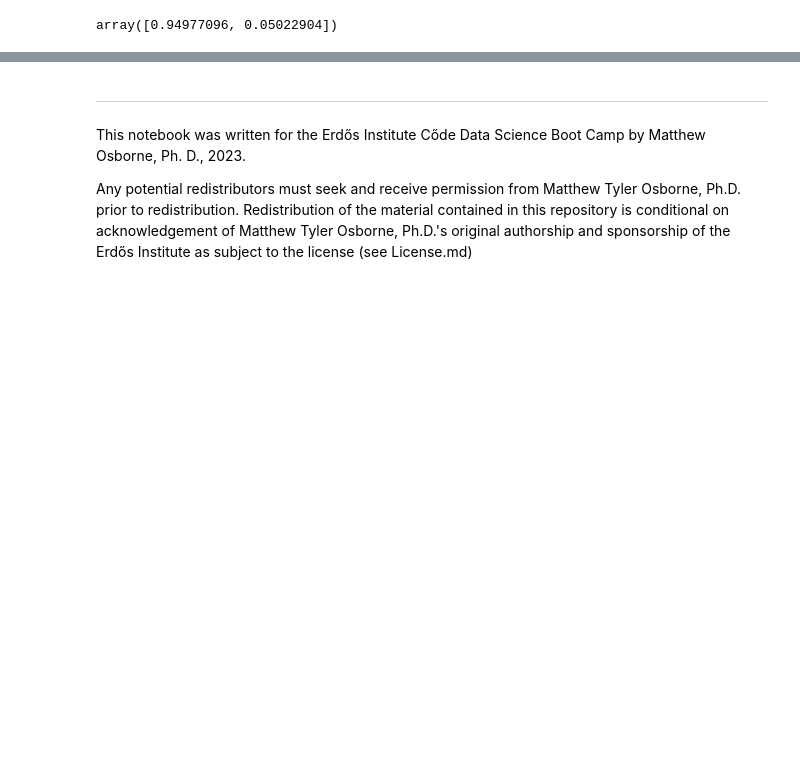
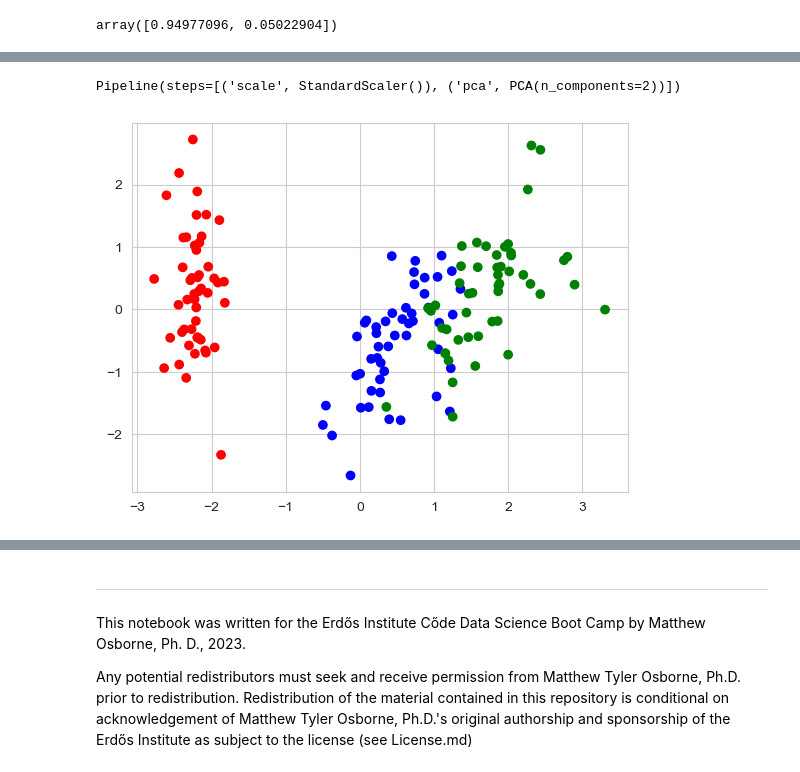
Before and after one commit to parabamoghv/Erdos_AU2024_copy, a Jupyter notebook: week_05_regression_III/lecture_5/2_Principal_Components_Analysis_Complete.ipynb, the cells around one changed output, grey strips where cells are left out. Saved outputs shown, nothing was run; the diff lists cells and outputs as text; code cells hidden in the pictures; blank space fills up the shorter version.

```diff
--- a/week_05_regression_III/lecture_5/2_Principal_Components_Analysis_Complete.ipynb
+++ b/week_05_regression_III/lecture_5/2_Principal_Components_Analysis_Complete.ipynb
@@ -483,11 +259,0 @@ fit = pca.transform(X_scaled)
-# %%
-set_style("whitegrid")
-
-plt.figure(figsize=(10,5))
-
-plt.scatter(fit[:,0], fit[:,1])
-
-plt.xlabel("First PCA Direction", fontsize=12)
-plt.ylabel("Second PCA Direction", fontsize=12)
-
-plt.show()
@@ -551,0 +268,3 @@ If this problem interested you, check out my blog post using this data :)
+# %%
+iris = pd.read_csv("../../data/iris.csv")
+iris.sample(10)
@@ -551,0 +283,15 @@ If this problem interested you, check out my blog post using this data :)
+# %%
+from sklearn.pipeline import Pipeline
+from sklearn.preprocessing import StandardScaler
+pipe = Pipeline([("scale", StandardScaler()), ("pca", PCA(n_components=2))])
+
+X = iris.iloc[:, [1,2,3,4]]
+pipe.fit(X)
+# %% [output]
+Pipeline(steps=[('scale', StandardScaler()), ('pca', PCA(n_components=2))])
+# %%
+colors = {'Iris-setosa':'r', 'Iris-virginica':'g', 'Iris-versicolor':'b'}
+plt.scatter(pipe.transform(X)[:,0], pipe.transform(X)[:,1], c = iris['Species'].map(colors))
+plt.show()
+# %% [output]
+[figure, added]
```
Also changed, not shown: parts of 46 cells of this notebook, 3 other files.
